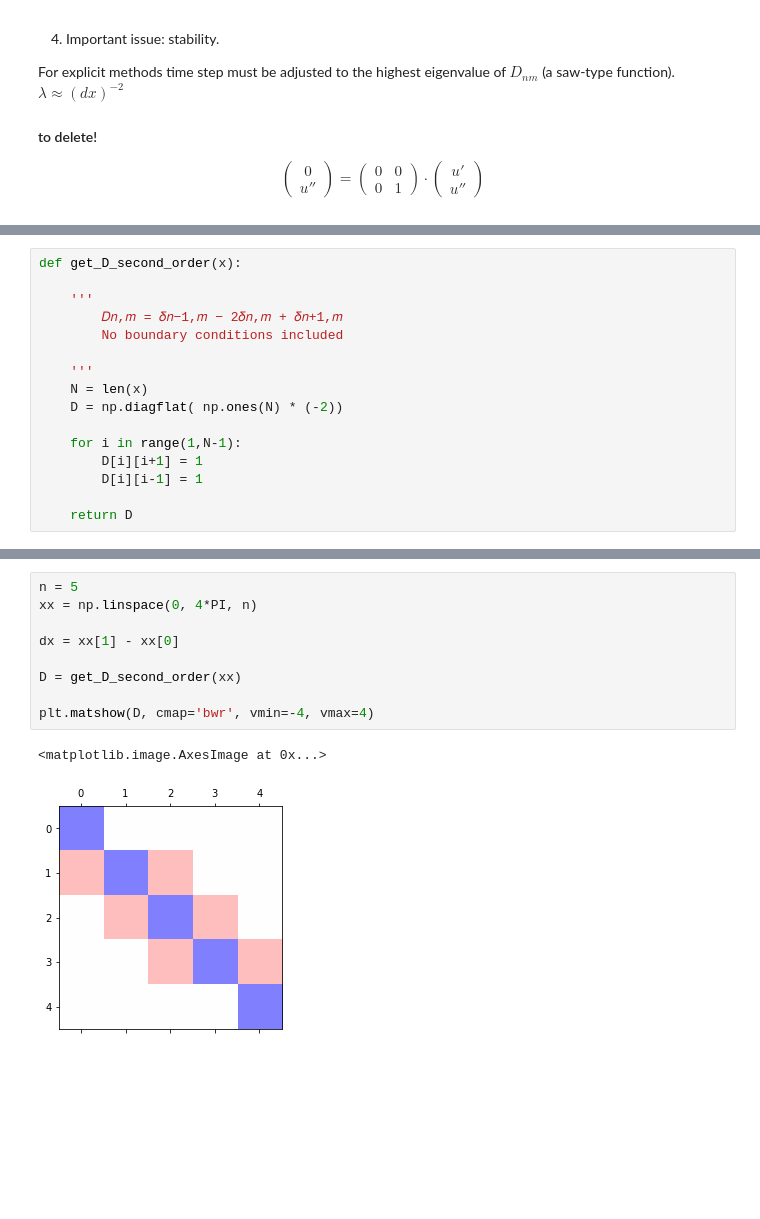
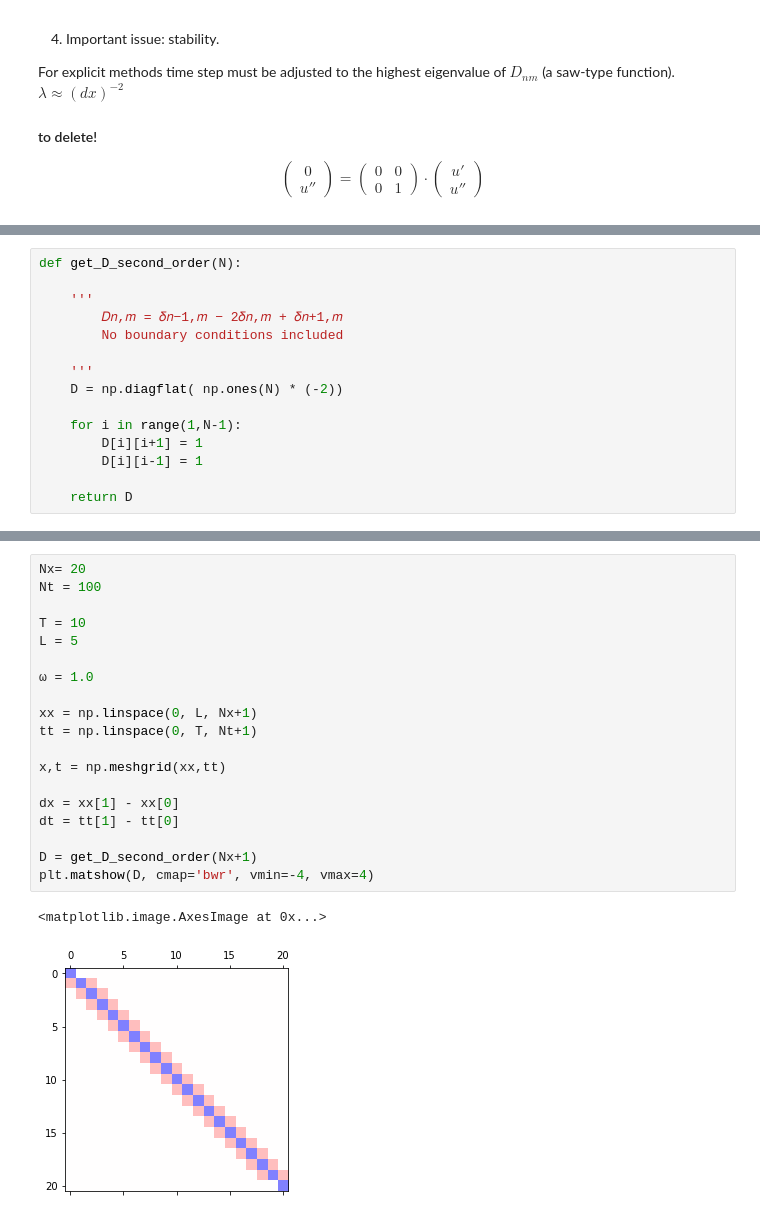
Before and after one commit to Milwa97/PlayGround, a Jupyter notebook: sine_gordon.ipynb, the cells around one changed output, grey strips where cells are left out. Cells and saved outputs as stored; diff of their text form; blank space fills up the shorter version.

```diff
--- a/sine_gordon.ipynb
+++ b/sine_gordon.ipynb
@@ -114,12 +142,11 @@ $$D_{n,m} = \delta_{n-1, m}- 2\delta_{n, m} +\delta_{n+1, m}, \qquad n,m = 0,1,2
 # %%
-def get_D_second_order(x):
+def get_D_second_order(N):
 
     '''
         𝐷𝑛,𝑚 = 𝛿𝑛−1,𝑚 − 2𝛿𝑛,𝑚 + 𝛿𝑛+1,𝑚
         No boundary conditions included
 
     '''
-    N = len(x)
     D = np.diagflat( np.ones(N) * (-2))
 
     for i in range(1,N-1):
@@ -130,12 +176,22 @@ def get_D_second_order(x):
 # %%
-n = 5
-xx = np.linspace(0, 4*PI, n)
+Nx= 20
+Nt = 100
+
+T = 10
+L = 5
+
+ω = 1.0
+
+xx = np.linspace(0, L, Nx+1)
+tt = np.linspace(0, T, Nt+1)
+
+x,t = np.meshgrid(xx,tt)
 
 dx = xx[1] - xx[0]
+dt = tt[1] - tt[0]
 
-D = get_D_second_order(xx)
-
+D = get_D_second_order(Nx+1)
 plt.matshow(D, cmap='bwr', vmin=-4, vmax=4)
 # %% [output]
 <matplotlib.image.AxesImage at 0x...>
-[figure, old version]
+[figure, new version]
```
Also changed, not shown: parts of 12 cells of this notebook.
